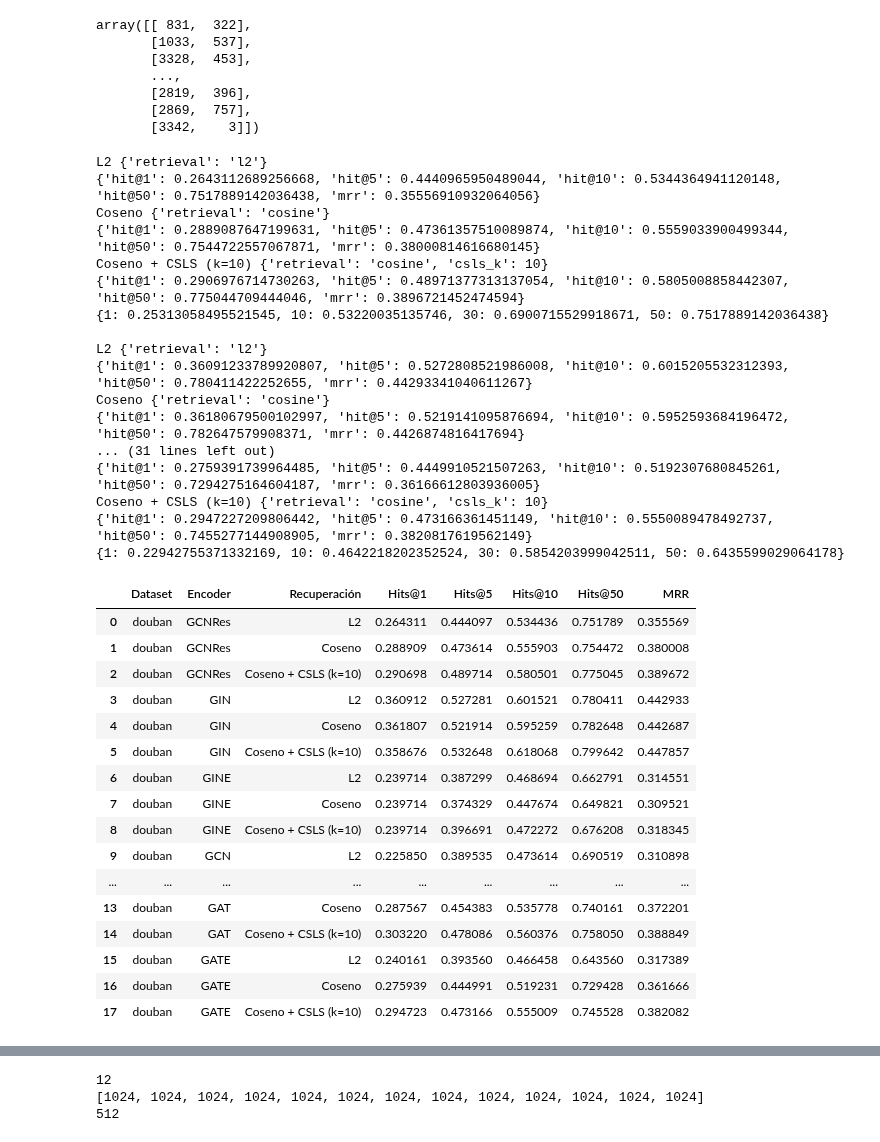
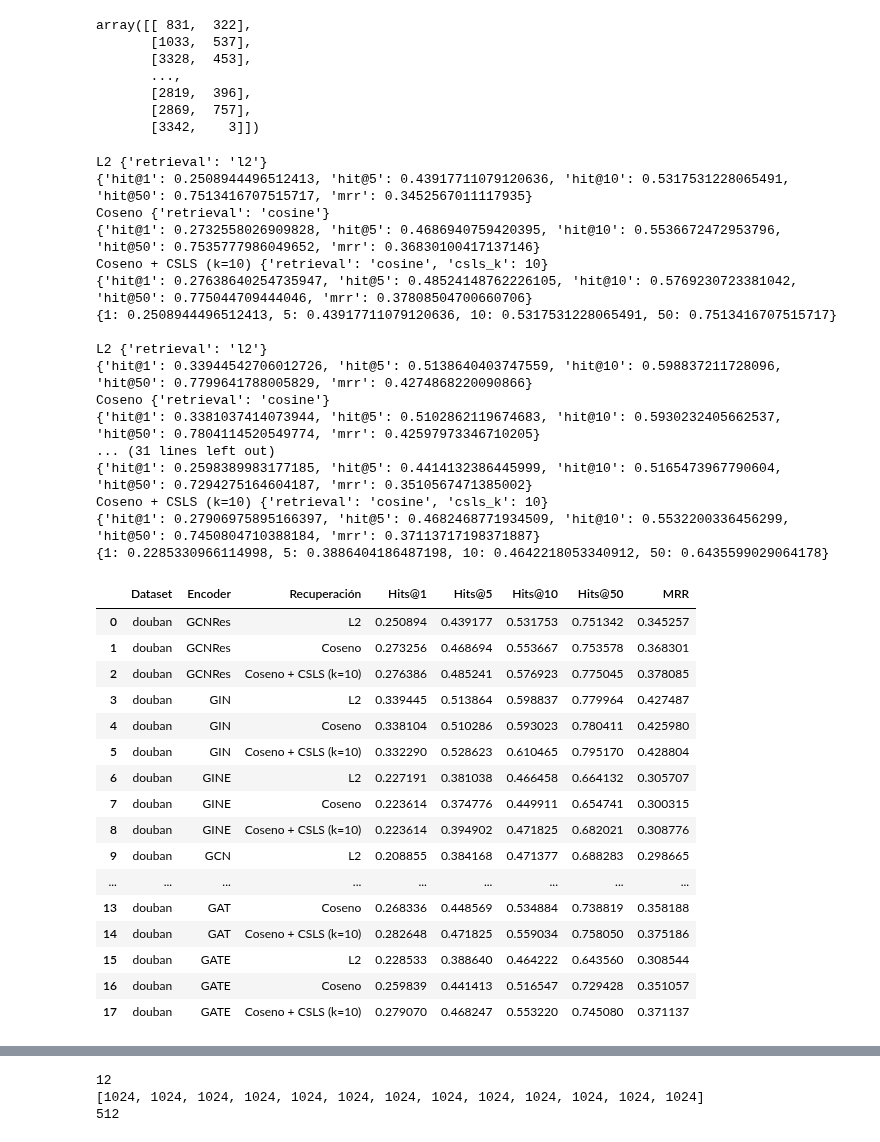
Before and after one commit to win7/T-GAE_PyG, a Jupyter notebook: r3_subgraphMatching_PyG_cla.ipynb, the cells around one changed output, grey strips where cells are left out. Saved outputs shown, nothing was run; the diff lists cells and outputs as text; code cells hidden in the pictures.

Commit message:
evaluation based on PlanetAlign

```diff
--- a/r3_subgraphMatching_PyG_cla.ipynb
+++ b/r3_subgraphMatching_PyG_cla.ipynb
@@ -1266,62 +1317,68 @@ for encoder in encoders:
 	# Id, 0, 1,	2, ..., subgroup_id
 
 	z1 = torch.tensor(emb1.iloc[:, 1:-1].values, dtype=torch.float32, device=device)
 	z2 = torch.tensor(emb2.iloc[:, 1:-1].values, dtype=torch.float32, device=device)
 	for name, kw in {"L2": dict(retrieval="l2"),
 					"Coseno": dict(retrieval="cosine"),
 					"Coseno + CSLS (k=10)": dict(retrieval="cosine", csls_k=10)}.items():
 		print(name, kw)
 		m = evaluate_alignment_mean(z1, z2, EVAL_PAIRS, ks=KS, **kw)
 		print(m)
 		rows.append({"Dataset": raw_data_file, "Encoder": encoder, "Recuperación": name,
-					 **{f"Hits@{k}": m[f"hit@{k}"] for k in KS}, "MRR": m["mrr"]})
+		 			 **{f"Hits@{k}": m[f"hit@{k}"] for k in KS}, "MRR": m["mrr"]})
+
+		# Based PlanetAlign
+		# rows.append({"Dataset": raw_data_file, "Encoder": encoder, "Recuperación": name,
+		#					 **{f"Hits@{k}": m[k] for k in KS}, "MRR": m["mrr"]})
 
 	# ---
-	S = pairwise_distances(z1.cpu().numpy(), z2.cpu().numpy(), metric="euclidean")
+	""" S = pairwise_distances(z1.cpu().numpy(), z2.cpu().numpy(), metric="euclidean")
 	S = torch.tensor(S)
-	S = -S
-	hits = hits_ks_scores(S, torch.tensor(EVAL_PAIRS), mode="mean")
+	S = -S """
+	S = -torch.cdist(z1, z2)
+
+	hits = hits_ks_scores(S, torch.tensor(EVAL_PAIRS), ks=KS, mode="mean")
 	print(hits)
 	print()
 	# ---
 
 df_retrieval = pd.DataFrame(rows)
 df_retrieval
 # %% [output]
 L2 {'retrieval': 'l2'}
-{'hit@1': 0.2643112689256668, 'hit@5': 0.4440965950489044, 'hit@10': 0.5344364941120148, 'hit@50': 0.7517889142036438, 'mrr': 0.35556910932064056}
+{'hit@1': 0.2508944496512413, 'hit@5': 0.43917711079120636, 'hit@10': 0.5317531228065491, 'hit@50': 0.7513416707515717, 'mrr': 0.3452567011117935}
 Coseno {'retrieval': 'cosine'}
-{'hit@1': 0.2889087647199631, 'hit@5': 0.47361357510089874, 'hit@10': 0.5559033900499344, 'hit@50': 0.7544722557067871, 'mrr': 0.38000814616680145}
+{'hit@1': 0.2732558026909828, 'hit@5': 0.4686940759420395, 'hit@10': 0.5536672472953796, 'hit@50': 0.7535777986049652, 'mrr': 0.36830100417137146}
 Coseno + CSLS (k=10) {'retrieval': 'cosine', 'csls_k': 10}
-{'hit@1': 0.2906976714730263, 'hit@5': 0.48971377313137054, 'hit@10': 0.5805008858442307, 'hit@50': 0.775044709444046, 'mrr': 0.3896721452474594}
-{1: 0.25313058495521545, 10: 0.53220035135746, 30: 0.6900715529918671, 50: 0.7517889142036438}
+{'hit@1': 0.27638640254735947, 'hit@5': 0.48524148762226105, 'hit@10': 0.5769230723381042, 'hit@50': 0.775044709444046, 'mrr': 0.37808504700660706}
+{1: 0.2508944496512413, 5: 0.43917711079120636, 10: 0.5317531228065491, 50: 0.7513416707515717}
 
 L2 {'retrieval': 'l2'}
-{'hit@1': 0.36091233789920807, 'hit@5': 0.5272808521986008, 'hit@10': 0.6015205532312393, 'hit@50': 0.780411422252655, 'mrr': 0.44293341040611267}
+{'hit@1': 0.33944542706012726, 'hit@5': 0.5138640403747559, 'hit@10': 0.598837211728096, 'hit@50': 0.7799641788005829, 'mrr': 0.4274868220090866}
 Coseno {'retrieval': 'cosine'}
-{'hit@1': 0.36180679500102997, 'hit@5': 0.5219141095876694, 'hit@10': 0.5952593684196472, 'hit@50': 0.782647579908371, 'mrr': 0.4426874816417694}
+{'hit@1': 0.3381037414073944, 'hit@5': 0.5102862119674683, 'hit@10': 0.5930232405662537, 'hit@50': 0.7804114520549774, 'mrr': 0.42597973346710205}
 ... (31 lines left out)
-{'hit@1': 0.2759391739964485, 'hit@5': 0.4449910521507263, 'hit@10': 0.5192307680845261, 'hit@50': 0.7294275164604187, 'mrr': 0.36166612803936005}
+{'hit@1': 0.2598389983177185, 'hit@5': 0.4414132386445999, 'hit@10': 0.5165473967790604, 'hit@50': 0.7294275164604187, 'mrr': 0.3510567471385002}
 Coseno + CSLS (k=10) {'retrieval': 'cosine', 'csls_k': 10}
-{'hit@1': 0.2947227209806442, 'hit@5': 0.473166361451149, 'hit@10': 0.5550089478492737, 'hit@50': 0.7455277144908905, 'mrr': 0.3820817619562149}
-{1: 0.22942755371332169, 10: 0.4642218202352524, 30: 0.5854203999042511, 50: 0.6435599029064178}
+{'hit@1': 0.27906975895166397, 'hit@5': 0.4682468771934509, 'hit@10': 0.5532200336456299, 'hit@50': 0.7450804710388184, 'mrr': 0.37113717198371887}
+{1: 0.2285330966114998, 5: 0.3886404186487198, 10: 0.4642218053340912, 50: 0.6435599029064178}
 |  | Dataset | Encoder | Recuperación | Hits@1 | Hits@5 | Hits@10 | Hits@50 | MRR |
-| 0 | douban | GCNRes | L2 | 0.264311 | 0.444097 | 0.534436 | 0.751789 | 0.355569 |
-| 1 | douban | GCNRes | Coseno | 0.288909 | 0.473614 | 0.555903 | 0.754472 | 0.380008 |
-| 2 | douban | GCNRes | Coseno + CSLS (k=10) | 0.290698 | 0.489714 | 0.580501 | 0.775045 | 0.389672 |
-| 3 | douban | GIN | L2 | 0.360912 | 0.527281 | 0.601521 | 0.780411 | 0.442933 |
-| 4 | douban | GIN | Coseno | 0.361807 | 0.521914 | 0.595259 | 0.782648 | 0.442687 |
-| 5 | douban | GIN | Coseno + CSLS (k=10) | 0.358676 | 0.532648 | 0.618068 | 0.799642 | 0.447857 |
-| 6 | douban | GINE | L2 | 0.239714 | 0.387299 | 0.468694 | 0.662791 | 0.314551 |
-| 7 | douban | GINE | Coseno | 0.239714 | 0.374329 | 0.447674 | 0.649821 | 0.309521 |
-| 8 | douban | GINE | Coseno + CSLS (k=10) | 0.239714 | 0.396691 | 0.472272 | 0.676208 | 0.318345 |
-| 9 | douban | GCN | L2 | 0.225850 | 0.389535 | 0.473614 | 0.690519 | 0.310898 |
+| 0 | douban | GCNRes | L2 | 0.250894 | 0.439177 | 0.531753 | 0.751342 | 0.345257 |
+| 1 | douban | GCNRes | Coseno | 0.273256 | 0.468694 | 0.553667 | 0.753578 | 0.368301 |
+| 2 | douban | GCNRes | Coseno + CSLS (k=10) | 0.276386 | 0.485241 | 0.576923 | 0.775045 | 0.378085 |
+| 3 | douban | GIN | L2 | 0.339445 | 0.513864 | 0.598837 | 0.779964 | 0.427487 |
+| 4 | douban | GIN | Coseno | 0.338104 | 0.510286 | 0.593023 | 0.780411 | 0.425980 |
+| 5 | douban | GIN | Coseno + CSLS (k=10) | 0.332290 | 0.528623 | 0.610465 | 0.795170 | 0.428804 |
+| 6 | douban | GINE | L2 | 0.227191 | 0.381038 | 0.466458 | 0.664132 | 0.305707 |
+| 7 | douban | GINE | Coseno | 0.223614 | 0.374776 | 0.449911 | 0.654741 | 0.300315 |
+| 8 | douban | GINE | Coseno + CSLS (k=10) | 0.223614 | 0.394902 | 0.471825 | 0.682021 | 0.308776 |
+| 9 | douban | GCN | L2 | 0.208855 | 0.384168 | 0.471377 | 0.688283 | 0.298665 |
 | ... | ... | ... | ... | ... | ... | ... | ... | ... |
-| 13 | douban | GAT | Coseno | 0.287567 | 0.454383 | 0.535778 | 0.740161 | 0.372201 |
-| 14 | douban | GAT | Coseno + CSLS (k=10) | 0.303220 | 0.478086 | 0.560376 | 0.758050 | 0.388849 |
-| 15 | douban | GATE | L2 | 0.240161 | 0.393560 | 0.466458 | 0.643560 | 0.317389 |
-| 16 | douban | GATE | Coseno | 0.275939 | 0.444991 | 0.519231 | 0.729428 | 0.361666 |
-| 17 | douban | GATE | Coseno + CSLS (k=10) | 0.294723 | 0.473166 | 0.555009 | 0.745528 | 0.382082 |
+| 13 | douban | GAT | Coseno | 0.268336 | 0.448569 | 0.534884 | 0.738819 | 0.358188 |
+| 14 | douban | GAT | Coseno + CSLS (k=10) | 0.282648 | 0.471825 | 0.559034 | 0.758050 | 0.375186 |
+| 15 | douban | GATE | L2 | 0.228533 | 0.388640 | 0.464222 | 0.643560 | 0.308544 |
+| 16 | douban | GATE | Coseno | 0.259839 | 0.441413 | 0.516547 | 0.729428 | 0.351057 |
+| 17 | douban | GATE | Coseno + CSLS (k=10) | 0.279070 | 0.468247 | 0.553220 | 0.745080 | 0.371137 |
 # %%
 df_text = df_summary.map(lambda x: f"{x}".replace(".", ","))
 df_text
```
Also changed, not shown: parts of 7 cells of this notebook.
